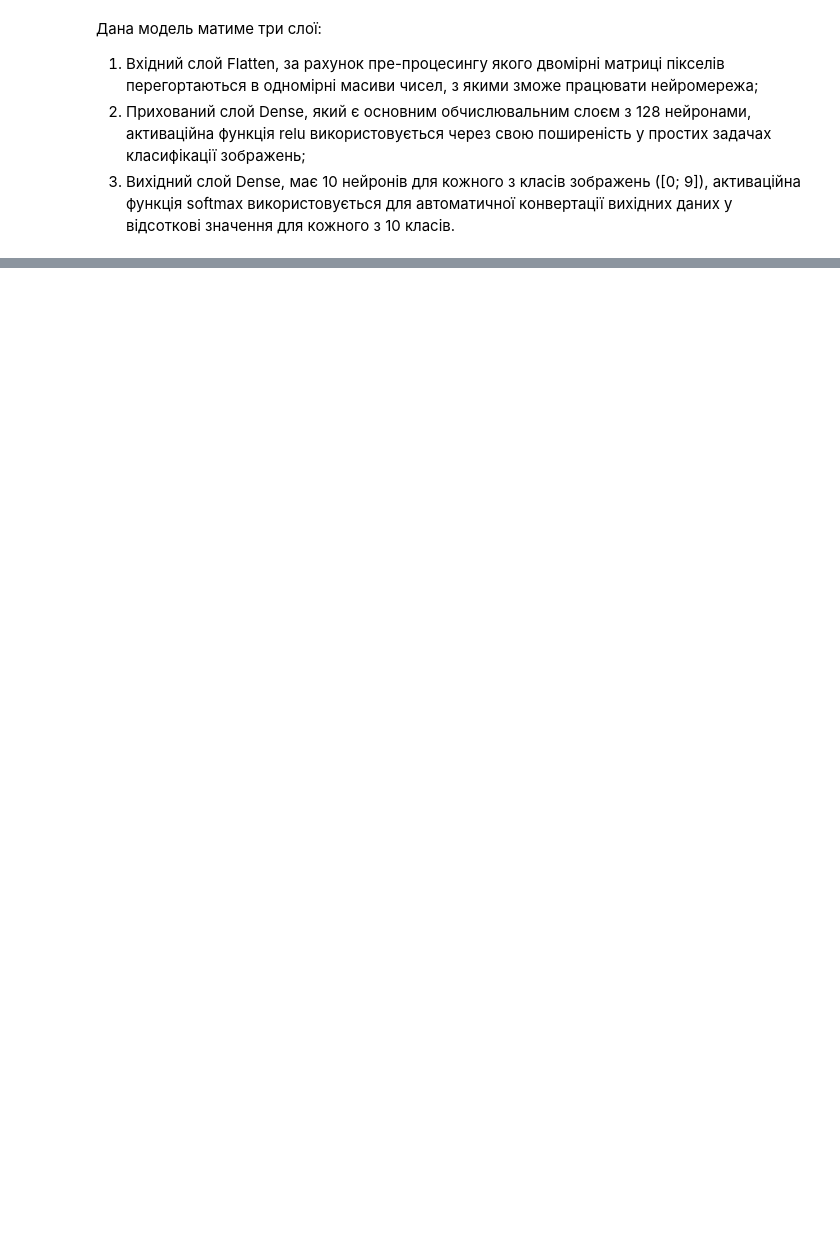
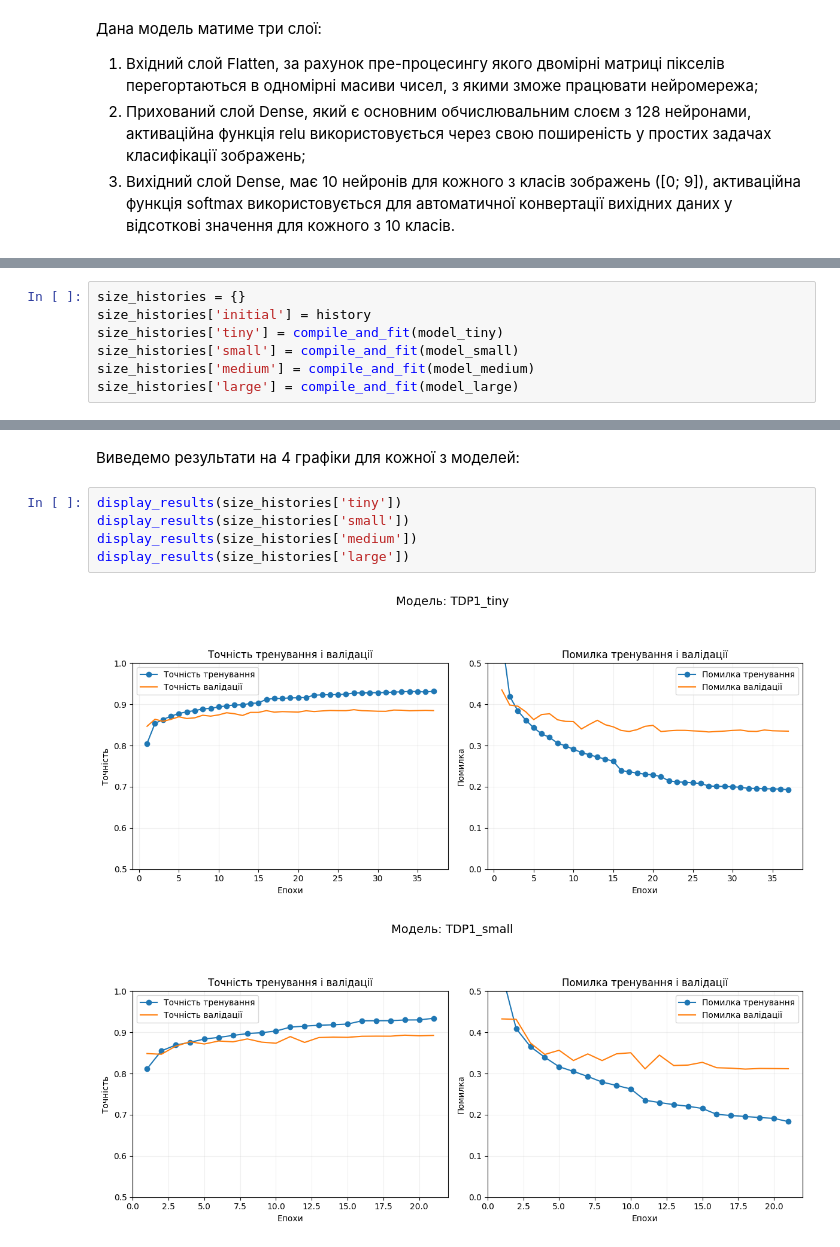
Before and after one commit to DifficultMaster/tdp1, a Jupyter notebook: TDP1.ipynb, the cells around one changed output, grey strips where cells are left out. Cells and saved outputs as stored; diff of their text form; blank space fills up the shorter version.

```diff
--- a/TDP1.ipynb
+++ b/TDP1.ipynb
@@ -50,0 +335,7 @@ model = keras.Sequential([
+# %%
+size_histories = {}
+size_histories['initial'] = history
+size_histories['tiny'] = compile_and_fit(model_tiny)
+size_histories['small'] = compile_and_fit(model_small)
+size_histories['medium'] = compile_and_fit(model_medium)
+size_histories['large'] = compile_and_fit(model_large)
@@ -50,0 +404,10 @@ model = keras.Sequential([
+# %% [markdown]
+Виведемо результати на 4 графіки для кожної з моделей:
+# %%
+display_results(size_histories['tiny'])
+display_results(size_histories['small'])
+display_results(size_histories['medium'])
+display_results(size_histories['large'])
+# %% [output]
+[figure, added]
+[figure, added]
```
Also changed, not shown: parts of 53 cells of this notebook.
